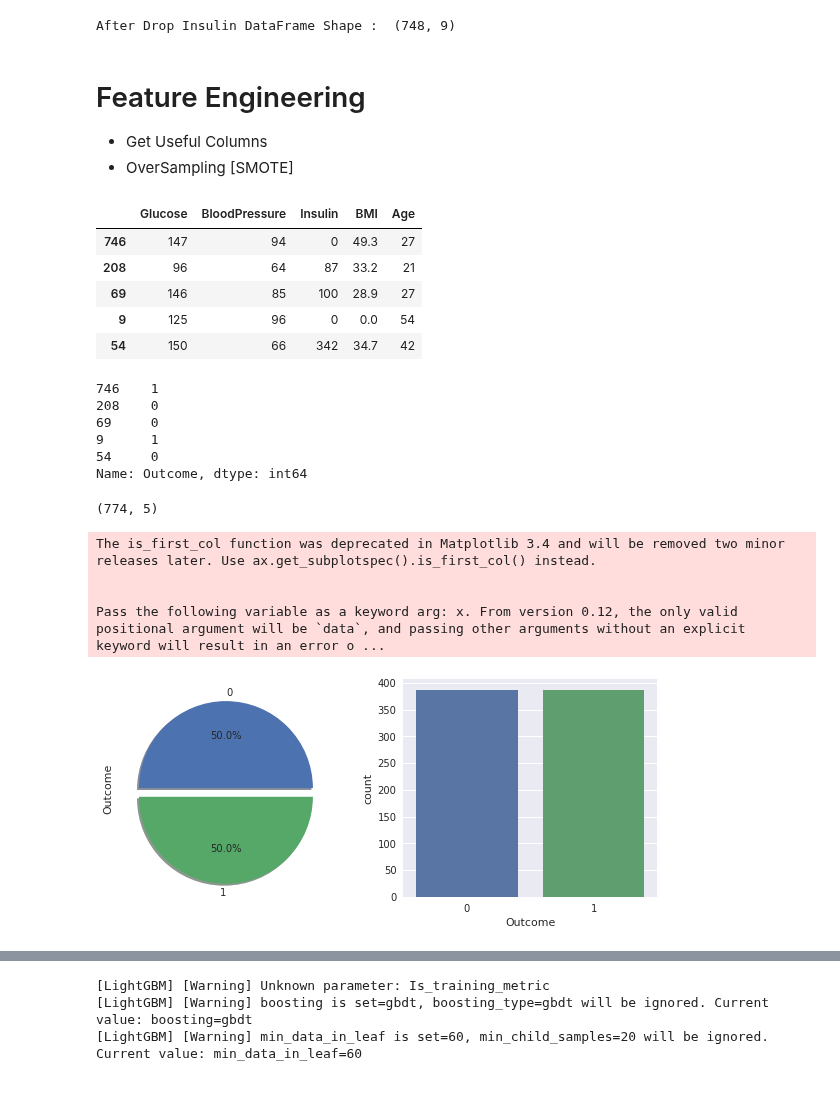
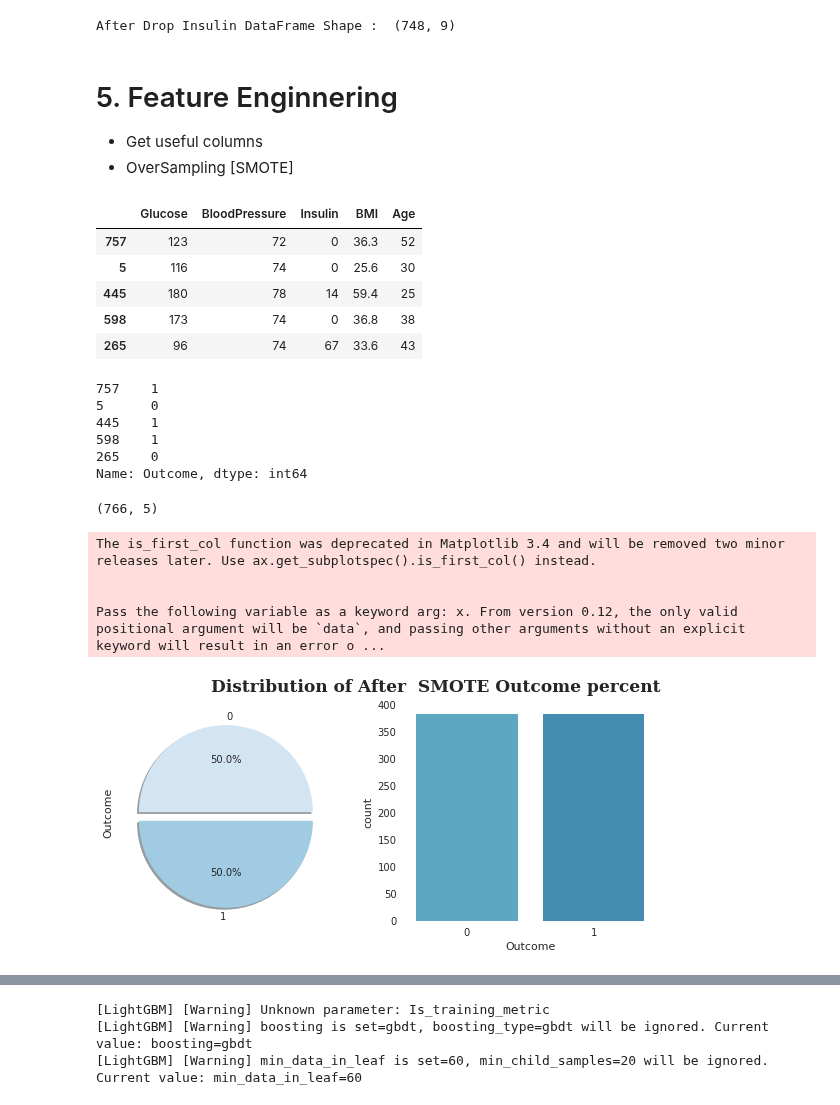
Before and after one commit to jerife/Kaggle, a Jupyter notebook: 01 Pima inddian Diabetes.ipynb, the cells around one changed output, grey strips where cells are left out. Drawn from its saved outputs; the diff is of its cells as text; code cells hidden in the pictures.

Commit message:
feat. SMOTE explanation & Visualization

```diff
--- a/01 Pima inddian Diabetes.ipynb
+++ b/01 Pima inddian Diabetes.ipynb
@@ -279,0 +102,3 @@ df.head()
+# %%
+train_df = pd.read_csv('/kaggle/input/pima-indians-diabetes-database/diabetes.csv')
+train_df.head()
@@ -279,0 +154,5 @@ df.head()
+# %%
+GnBu_palette = sns.color_palette("GnBu",10)
+Blues_palette = sns.color_palette("Blues",10)
+sns.palplot(Blues_palette)
+sns.palplot(GnBu_palette)
@@ -279,0 +302,3 @@ df.head()
+# %%
+df = train_df[train_df['Insulin']<=400]
+df.head()
@@ -282,8 +314,8 @@ print('After Drop Insulin DataFrame Shape : ',df.shape)
 # %% [output]
 After Drop Insulin DataFrame Shape :  (748, 9)
 # %% [markdown]
-# Feature Engineering
-* Get Useful Columns
+# 5. Feature Enginnering
+* Get useful columns
 * OverSampling [SMOTE]
 # %%
 features = ['Glucose','BloodPressure','Insulin','BMI','Age']
@@ -296,19 +328,19 @@ x_train, x_test, y_train, y_test = train_test_split(x,y,test_size=0.2)
 x_train.head()
 # %% [output]
 |  | Glucose | BloodPressure | Insulin | BMI | Age |
-| 746 | 147 | 94 | 0 | 49.3 | 27 |
-| 208 | 96 | 64 | 87 | 33.2 | 21 |
-| 69 | 146 | 85 | 100 | 28.9 | 27 |
-| 9 | 125 | 96 | 0 | 0.0 | 54 |
-| 54 | 150 | 66 | 342 | 34.7 | 42 |
+| 757 | 123 | 72 | 0 | 36.3 | 52 |
+| 5 | 116 | 74 | 0 | 25.6 | 30 |
+| 445 | 180 | 78 | 14 | 59.4 | 25 |
+| 598 | 173 | 74 | 0 | 36.8 | 38 |
+| 265 | 96 | 74 | 67 | 33.6 | 43 |
 # %%
 y_train.head()
 # %% [output]
-746    1
-208    0
-69     0
-9      1
-54     0
+757    1
+5      0
+445    1
+598    1
+265    0
 Name: Outcome, dtype: int64
 # %%
 smote = SMOTE()
@@ -316,19 +348,23 @@ x_over, y_over = smote.fit_resample(x_train,y_train)
 # %%
 x_over.shape
 # %% [output]
-(774, 5)
+(766, 5)
 # %%
-f,ax=plt.subplots(1,2,figsize=(10,4))
+fig, axes = plt.subplots(1,2,figsize=(10,4))
 
 y_over.value_counts().plot.pie(
-    explode=[0,0.1],autopct='%1.1f%%',ax=ax[0],shadow=True
+    explode=[0,0.1],autopct='%1.1f%%',ax=axes[0],shadow=True, colors=[Blues_palette[1],Blues_palette[3]]
 )
-sns.countplot(y_over,ax=ax[1])
+
+sns.countplot(y_over, ax=axes[1], palette=[GnBu_palette[6],GnBu_palette[7]])
+axes[1].patch.set_alpha(0)
+
+fig.text(0.28,0.92,"Distribution of After  SMOTE Outcome percent", fontweight="bold", fontfamily='serif', fontsize=17)
 
 plt.show()
 # %% [output]
 The is_first_col function was deprecated in Matplotlib 3.4 and will be removed two minor releases later. Use ax.get_subplotspec().is_first_col() instead.
 
 
 Pass the following variable as a keyword arg: x. From version 0.12, the only valid positional argument will be `data`, and passing other arguments without an explicit keyword will result in an error o ...
-[figure, old version]
+[figure, new version]
```
Also changed, not shown: parts of 87 cells of this notebook.
